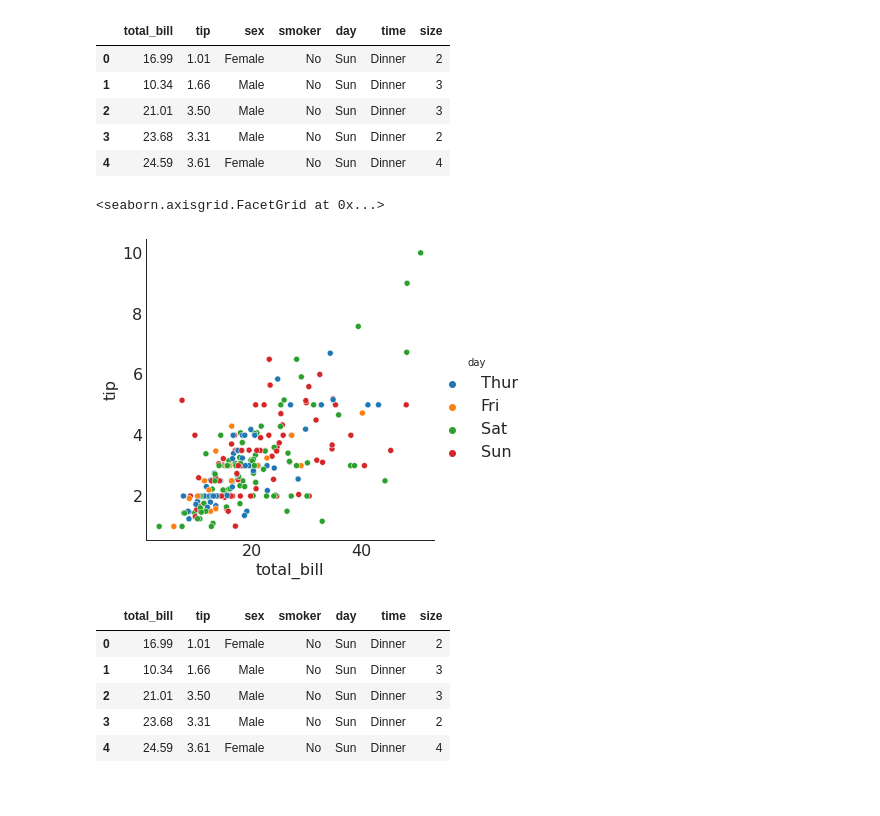
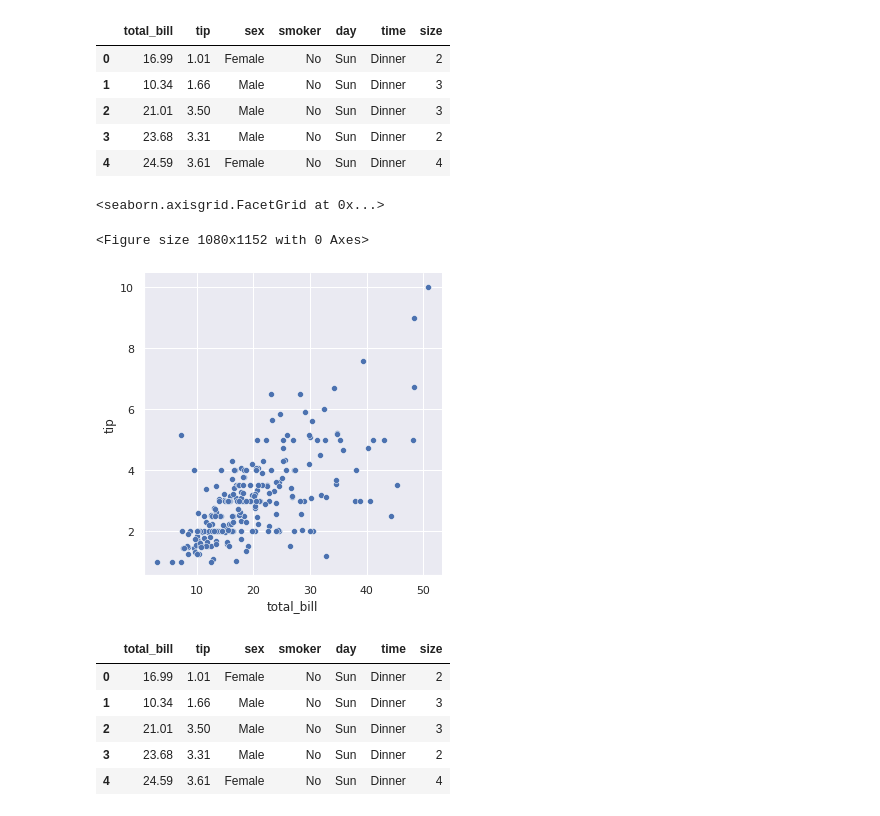
Before and after one commit to bdfd/00Awesome_Seaborn_Visualization_Guide, a Jupyter notebook: code/S1.Relational_Plot/S1_RelationPlot_P1_Relplot.ipynb, the cells around one changed output. Saved outputs shown, nothing was run; the diff lists cells and outputs as text; code cells hidden in the pictures.

```diff
--- a/code/S1.Relational_Plot/S1_RelationPlot_P1_Relplot.ipynb
+++ b/code/S1.Relational_Plot/S1_RelationPlot_P1_Relplot.ipynb
@@ -1,5 +5,4 @@
 # %%
-# !pip install brewer2mpl
 import numpy as np
 import pandas as pd
 import matplotlib as mpl
@@ -16,9 +19,10 @@ params = {'axes.titlesize': large,
           'xtick.labelsize': med,
           'ytick.labelsize': med,
           'figure.titlesize': large}
-plt.rcParams.update(params)
-plt.style.use('seaborn-whitegrid')
-sns.set_style("white")
+sns.set(rc={'figure.figsize':(18,18)})
+# plt.rcParams.update(params)
+# sns.set_theme(style="darkgrid")
+
 %matplotlib inline
 # %%
 # Version
@@ -44,10 +50,13 @@ tips.head()
 | 3 | 23.68 | 3.31 | Male | No | Sun | Dinner | 2 |
 | 4 | 24.59 | 3.61 | Female | No | Sun | Dinner | 4 |
 # %%
-sns.relplot(data=tips, x="total_bill", y="tip", hue="day")
+# scatter plot
+plt.figure(figsize=(15,16))
+sns.relplot(data=tips, x="total_bill", y="tip")
 # %% [output]
 <seaborn.axisgrid.FacetGrid at 0x...>
+<Figure size 1080x1152 with 0 Axes>
-[figure, old version]
+[figure, new version]
 # %%
 # Load Dataset use method pandas
 # https://github.com/mwaskom/seaborn-data (seaborn default)
```
Also changed, not shown: parts of 23 cells of this notebook.
